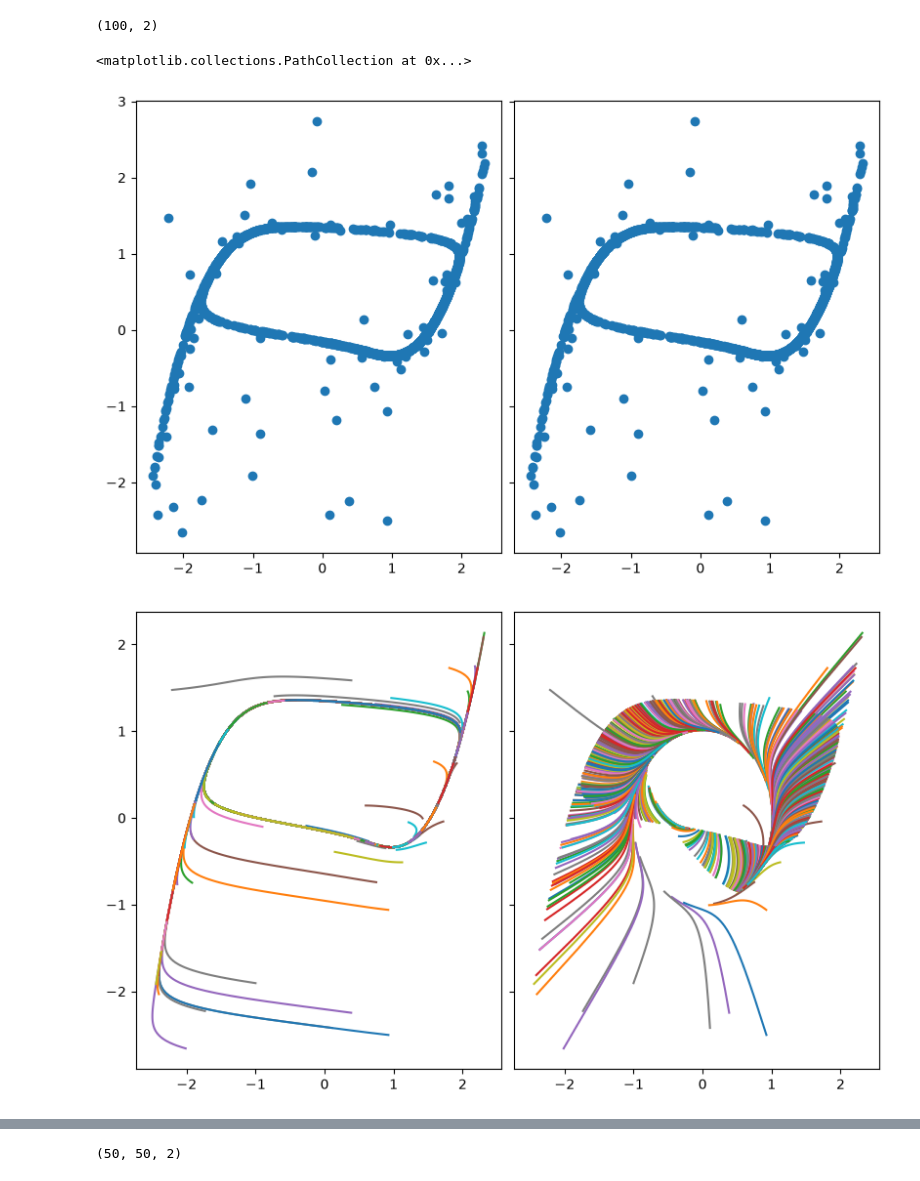
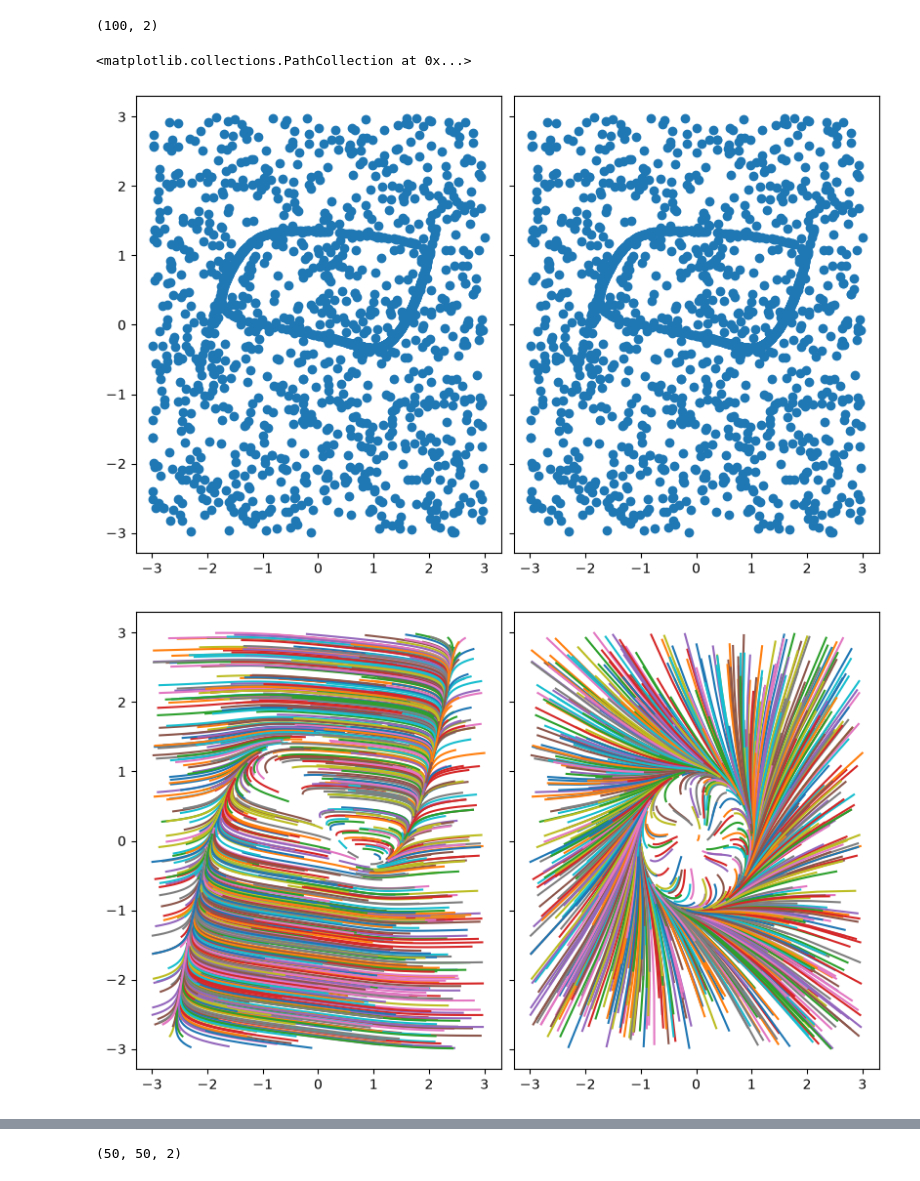
Before and after one commit to Jhko725/deep_isochron, a Jupyter notebook: prototype.ipynb, the cells around one changed output, grey strips where cells are left out. Saved outputs shown, nothing was run; the diff lists cells and outputs as text; code cells hidden in the pictures.

```diff
--- a/prototype.ipynb
+++ b/prototype.ipynb
@@ -221,0 +511,5 @@ for i, ax in enumerate(axes):
+# %%
+batch1 = next(iter(ds1.batch(batch_size=2048, drop_remainder=True)))
+batch2 = next(iter(ds2.batch(batch_size=2048, drop_remainder=True)))
+# %%
+batch_combine = next(iter(ds_combine.batch(batch_size=2048, drop_remainder=True)))
@@ -221,0 +536,8 @@ for i, ax in enumerate(axes):
+# %%
+fig, axes = plt.subplots(
+    1, 3, figsize=(12, 5), constrained_layout=True, sharex=True, sharey=True
+)
+for i in range(0, len(batch1[1]), 2):
+    axes[0].plot(*batch1[1][i].T)
+    axes[1].plot(*batch2[1][i].T)
+    axes[2].plot(*batch_combine[1][i].T)
@@ -313,5 +607,5 @@ batch[0].shape
 # %%
-batch_pred = eqx.filter_vmap(autoencoder)(batch[0], batch[1][:, 0])[0]
+batch_pred = eqx.filter_vmap(autoencoder)(batch_combine[0], batch_combine[1][:, 0])[0]
 # %%
 batch_pred.shape
 # %% [output]
@@ -325,19 +619,19 @@ fig, axes = plt.subplots(
     1, 2, figsize=(8, 5), constrained_layout=True, sharex=True, sharey=True
 )
 
-axes[0].scatter(*batch[1][:, 0].T)
+axes[0].scatter(*batch_combine[1][:, 0].T)
 axes[1].scatter(*batch_pred[:, 0].T)
 # %% [output]
 <matplotlib.collections.PathCollection at 0x...>
-[figure, old version]
+[figure, new version]
 # %%
 fig, axes = plt.subplots(
     1, 2, figsize=(8, 5), constrained_layout=True, sharex=True, sharey=True
 )
-for i in range(0, len(batch[1]), 2):
-    axes[0].plot(*batch[1][i].T)
+for i in range(0, len(batch_combine[1]), 2):
+    axes[0].plot(*batch_combine[1][i].T)
     axes[1].plot(*batch_pred[i].T)
 # axes[0].set_xlim((-3.5, 3.5))
 # axes[0].set_ylim((-3.5, 3.5))
 # %% [output]
-[figure, old version]
+[figure, new version]
```
Also changed, not shown: parts of 37 cells of this notebook, 18 other files.
